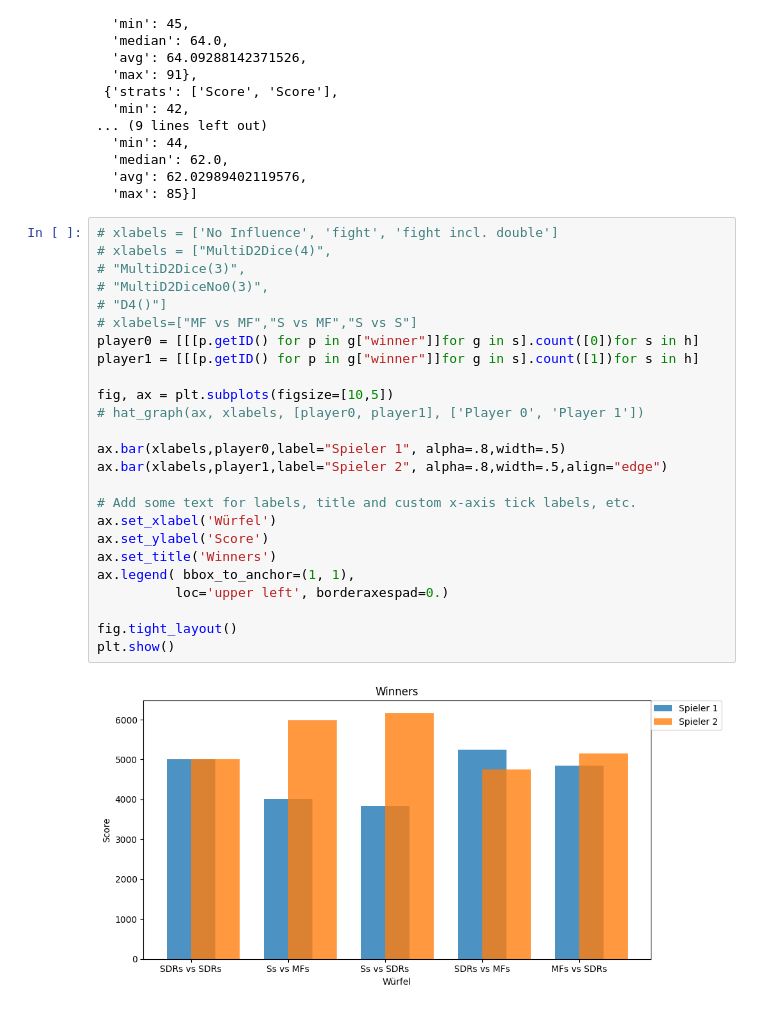
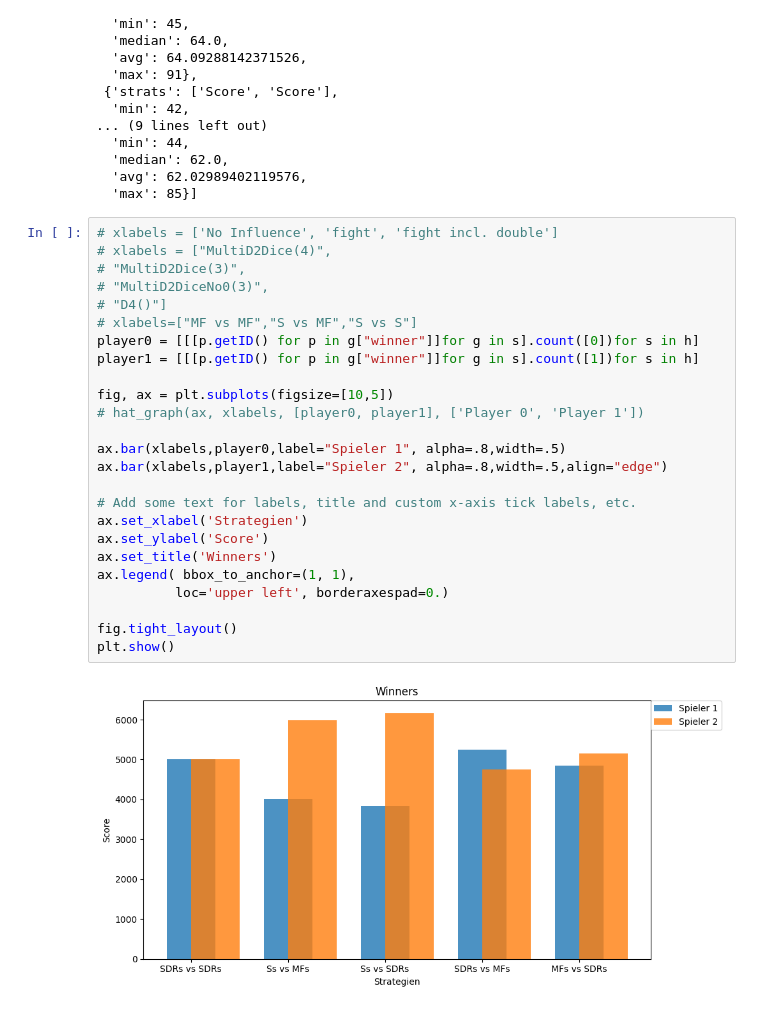
Before and after one commit to LukasWallisch/game-ur-analysis, a Jupyter notebook: src/whoWins.ipynb, the cells around one changed output. Saved outputs shown, nothing was run; the diff lists cells and outputs as text.

```diff
--- a/src/whoWins.ipynb
+++ b/src/whoWins.ipynb
@@ -152,27 +152,27 @@ No artists with labels found to put in legend.  Note that artists whose label st
 # %%
 # xlabels = ['No Influence', 'fight', 'fight incl. double']
 # xlabels = ["MultiD2Dice(4)",
 # "MultiD2Dice(3)",
 # "MultiD2DiceNo0(3)",
 # "D4()"]
 # xlabels=["MF vs MF","S vs MF","S vs S"]
 player0 = [[[p.getID() for p in g["winner"]]for g in s].count([0])for s in h]
 player1 = [[[p.getID() for p in g["winner"]]for g in s].count([1])for s in h]
 
 fig, ax = plt.subplots(figsize=[10,5])
 # hat_graph(ax, xlabels, [player0, player1], ['Player 0', 'Player 1'])
 
 ax.bar(xlabels,player0,label="Spieler 1", alpha=.8,width=.5)
 ax.bar(xlabels,player1,label="Spieler 2", alpha=.8,width=.5,align="edge")
 
 # Add some text for labels, title and custom x-axis tick labels, etc.
-ax.set_xlabel('Würfel')
+ax.set_xlabel('Strategien')
 ax.set_ylabel('Score')
 ax.set_title('Winners')
 ax.legend( bbox_to_anchor=(1, 1),
           loc='upper left', borderaxespad=0.)
 
 fig.tight_layout()
 plt.show()
 # %% [output]
-[figure, old version]
+[figure, new version]
```
